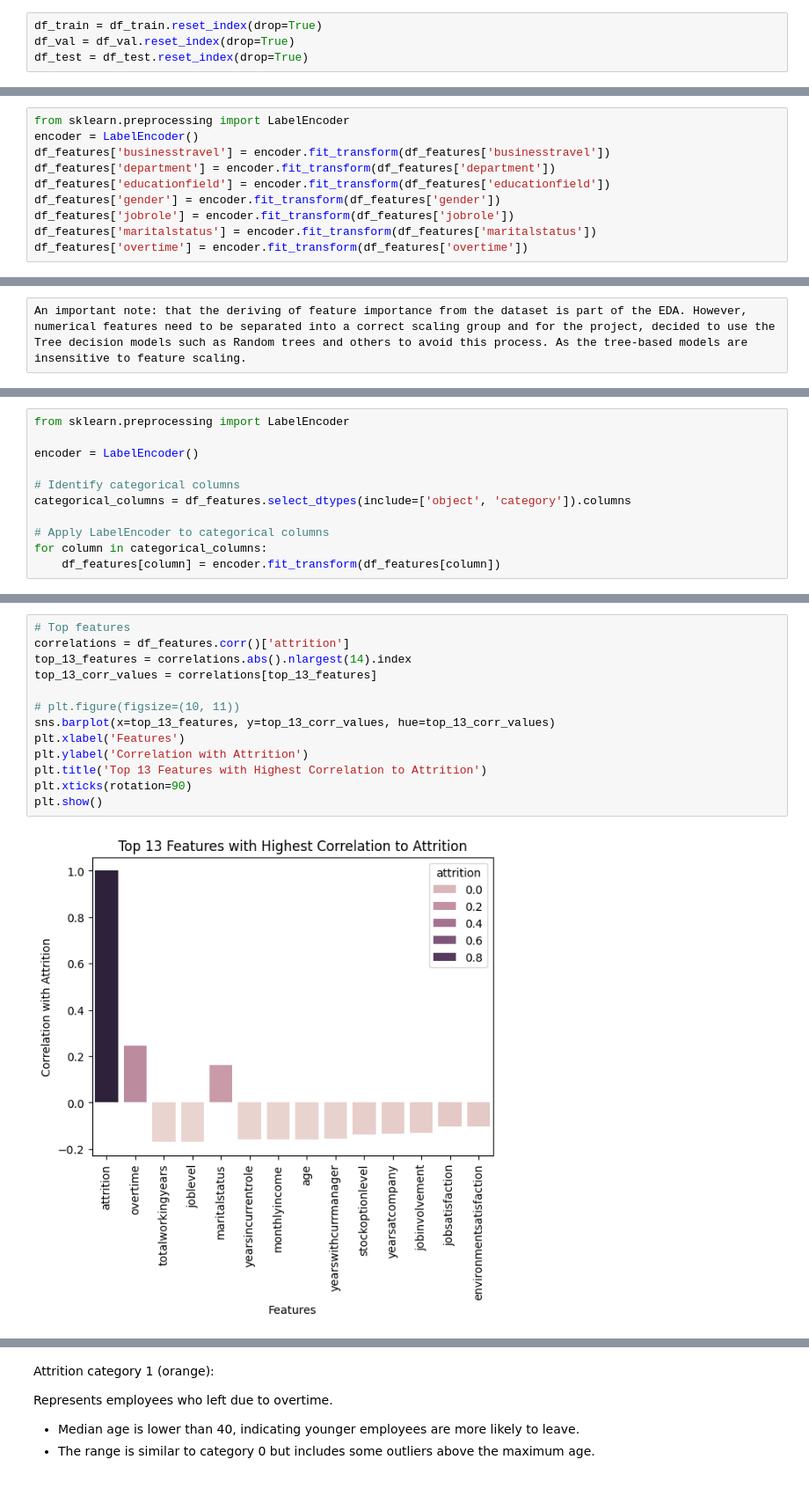
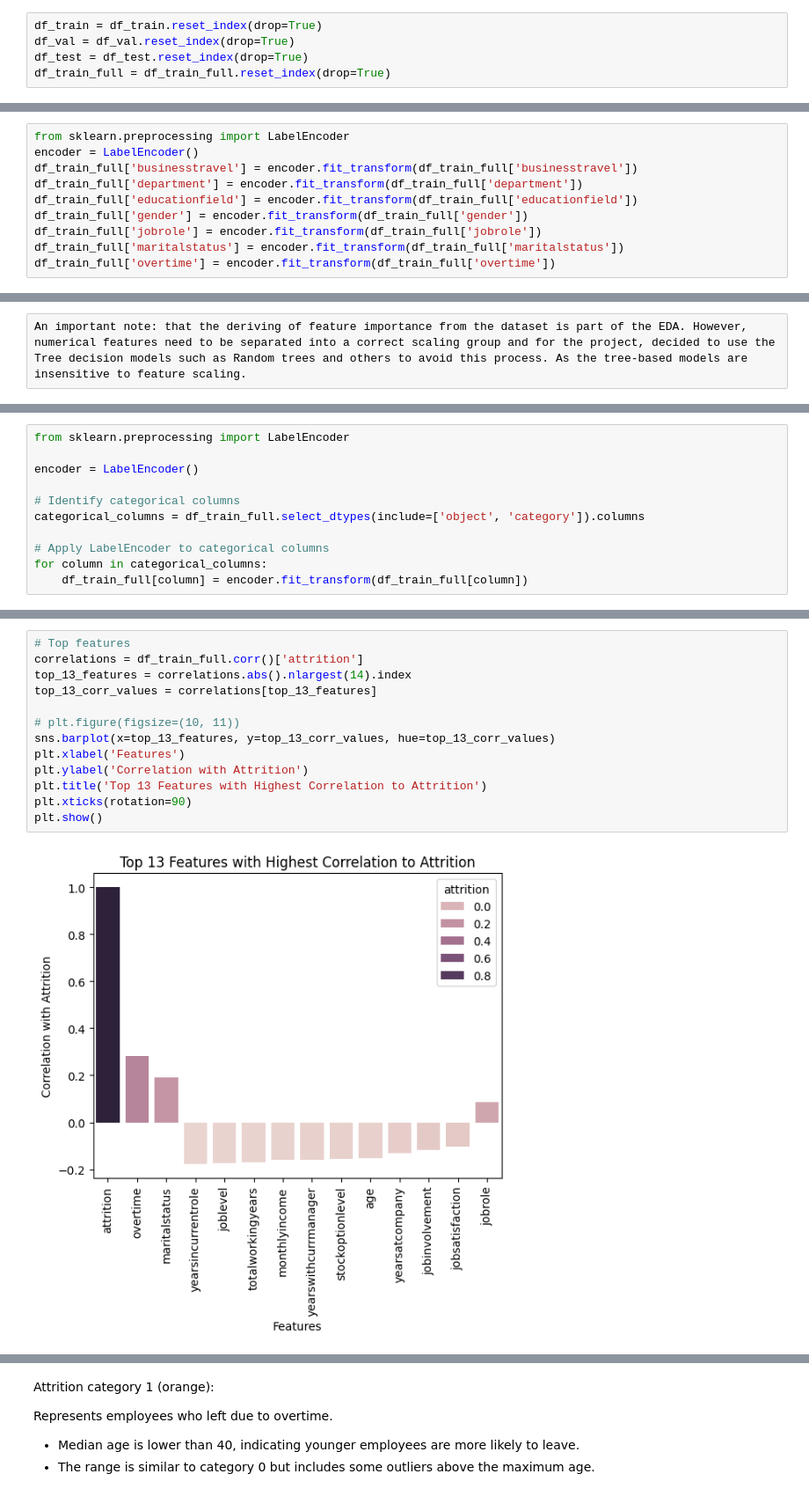
Before and after one commit to Emmanuel-Ayeni/Capstone1ProjectML, a Jupyter notebook: notebook.ipynb, the cells around one changed output, grey strips where cells are left out. Shown at 88% size. Drawn from its saved outputs; the diff is of its cells as text.

```diff
--- a/notebook.ipynb
+++ b/notebook.ipynb
@@ -441,6 +443,7 @@ y_val = (df_val.attrition).values
 df_train = df_train.reset_index(drop=True)
 df_val = df_val.reset_index(drop=True)
 df_test = df_test.reset_index(drop=True)
+df_train_full = df_train_full.reset_index(drop=True)
 # %%
 df_train
 # %% [output]
@@ -673,11 +660,11 @@ dtype: object
 # %%
 from sklearn.preprocessing import LabelEncoder
 encoder = LabelEncoder()
-df_features['businesstravel'] = encoder.fit_transform(df_features['businesstravel'])
-df_features['department'] = encoder.fit_transform(df_features['department'])
-df_features['educationfield'] = encoder.fit_transform(df_features['educationfield'])
-df_features['gender'] = encoder.fit_transform(df_features['gender'])
-df_features['jobrole'] = encoder.fit_transform(df_features['jobrole'])
-df_features['maritalstatus'] = encoder.fit_transform(df_features['maritalstatus'])
-df_features['overtime'] = encoder.fit_transform(df_features['overtime'])
+df_train_full['businesstravel'] = encoder.fit_transform(df_train_full['businesstravel'])
+df_train_full['department'] = encoder.fit_transform(df_train_full['department'])
+df_train_full['educationfield'] = encoder.fit_transform(df_train_full['educationfield'])
+df_train_full['gender'] = encoder.fit_transform(df_train_full['gender'])
+df_train_full['jobrole'] = encoder.fit_transform(df_train_full['jobrole'])
+df_train_full['maritalstatus'] = encoder.fit_transform(df_train_full['maritalstatus'])
+df_train_full['overtime'] = encoder.fit_transform(df_train_full['overtime'])
 # %%
@@ -899,9 +884,9 @@ from sklearn.preprocessing import LabelEncoder
 encoder = LabelEncoder()
 
 # Identify categorical columns
-categorical_columns = df_features.select_dtypes(include=['object', 'category']).columns
+categorical_columns = df_train_full.select_dtypes(include=['object', 'category']).columns
 
 # Apply LabelEncoder to categorical columns
 for column in categorical_columns:
-    df_features[column] = encoder.fit_transform(df_features[column])
+    df_train_full[column] = encoder.fit_transform(df_train_full[column])
 # %%
@@ -951,18 +936,18 @@ plt.show()
 # %%
 # Top features
-correlations = df_features.corr()['attrition']
+correlations = df_train_full.corr()['attrition']
 top_13_features = correlations.abs().nlargest(14).index
 top_13_corr_values = correlations[top_13_features]
 
 # plt.figure(figsize=(10, 11))
 sns.barplot(x=top_13_features, y=top_13_corr_values, hue=top_13_corr_values)
 plt.xlabel('Features')
 plt.ylabel('Correlation with Attrition')
 plt.title('Top 13 Features with Highest Correlation to Attrition')
 plt.xticks(rotation=90)
 plt.show()
 # %% [output]
-[figure, old version]
+[figure, new version]
 # %%
 top_13_features
 # %% [output]
```
Also changed, not shown: parts of 211 cells of this notebook, 1 other file.
